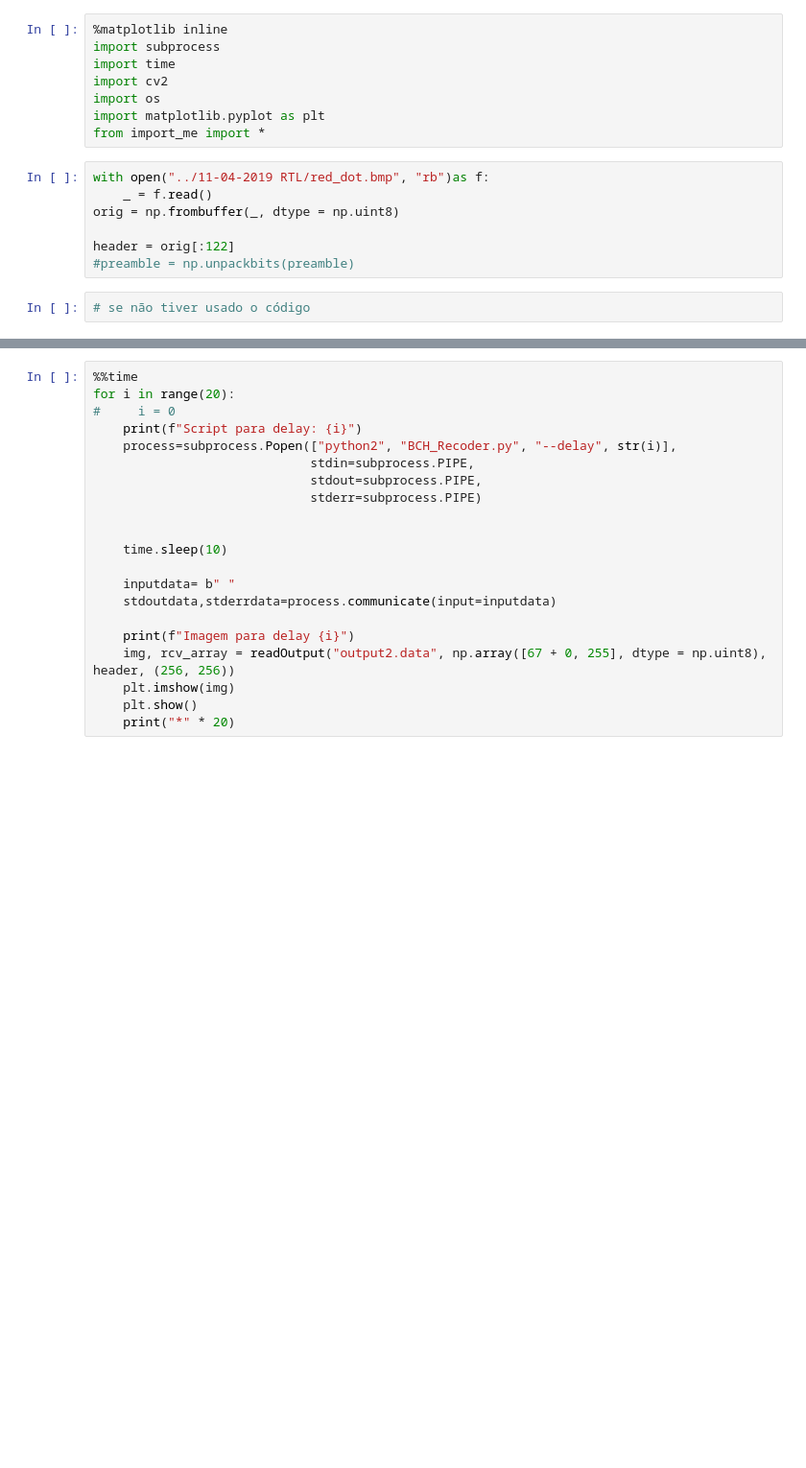
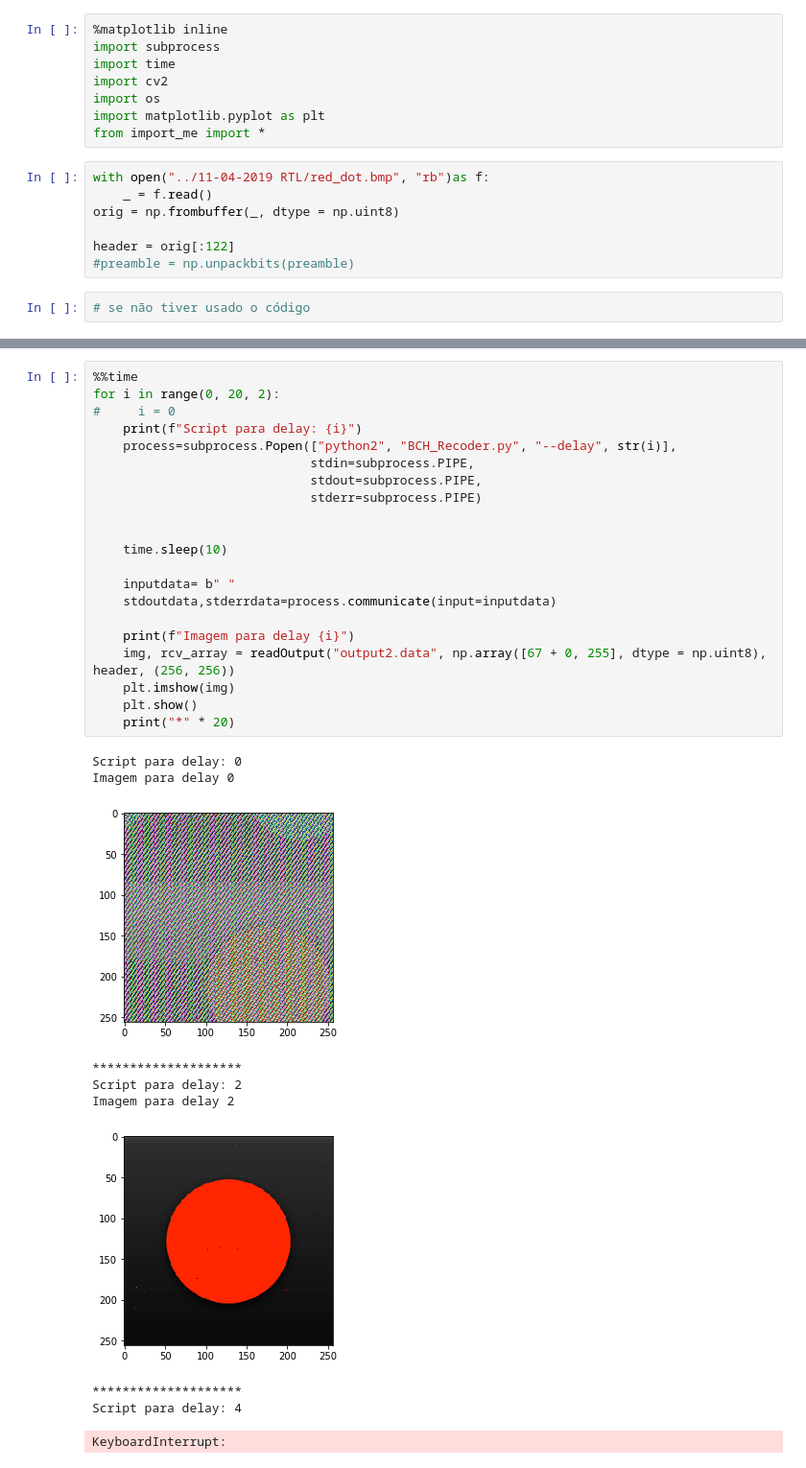
Before and after one commit to rafaelmcam/gr-ITpp, a Jupyter notebook: examples/BPSK Ladams/16-05-2019 (A Fazer)/BCH Recoder.ipynb, the cells around one changed output, grey strips where cells are left out. Shown: that part at 96% size. Cells and saved outputs as stored; diff of their text form; blank space fills up the shorter version.

```diff
--- a/examples/BPSK Ladams/16-05-2019 (A Fazer)/BCH Recoder.ipynb
+++ b/examples/BPSK Ladams/16-05-2019 (A Fazer)/BCH Recoder.ipynb
@@ -26,23 +26,34 @@ Wall time: 4.68 s
 # %%
 %%time
-for i in range(20):
+for i in range(0, 20, 2):
 #     i = 0
     print(f"Script para delay: {i}")
     process=subprocess.Popen(["python2", "BCH_Recoder.py", "--delay", str(i)],
                              stdin=subprocess.PIPE,
                              stdout=subprocess.PIPE,
                              stderr=subprocess.PIPE)
 
 
     time.sleep(10)
 
     inputdata= b" "
     stdoutdata,stderrdata=process.communicate(input=inputdata)
 
     print(f"Imagem para delay {i}")
     img, rcv_array = readOutput("output2.data", np.array([67 + 0, 255], dtype = np.uint8), header, (256, 256))
     plt.imshow(img)
     plt.show()
     print("*" * 20)
+# %% [output]
+Script para delay: 0
+Imagem para delay 0
+[figure, added]
+********************
+Script para delay: 2
+Imagem para delay 2
+[figure, added]
+********************
+Script para delay: 4
+KeyboardInterrupt:
 # %%
 %%time
```
Also changed, not shown: parts of 3 cells of this notebook.
